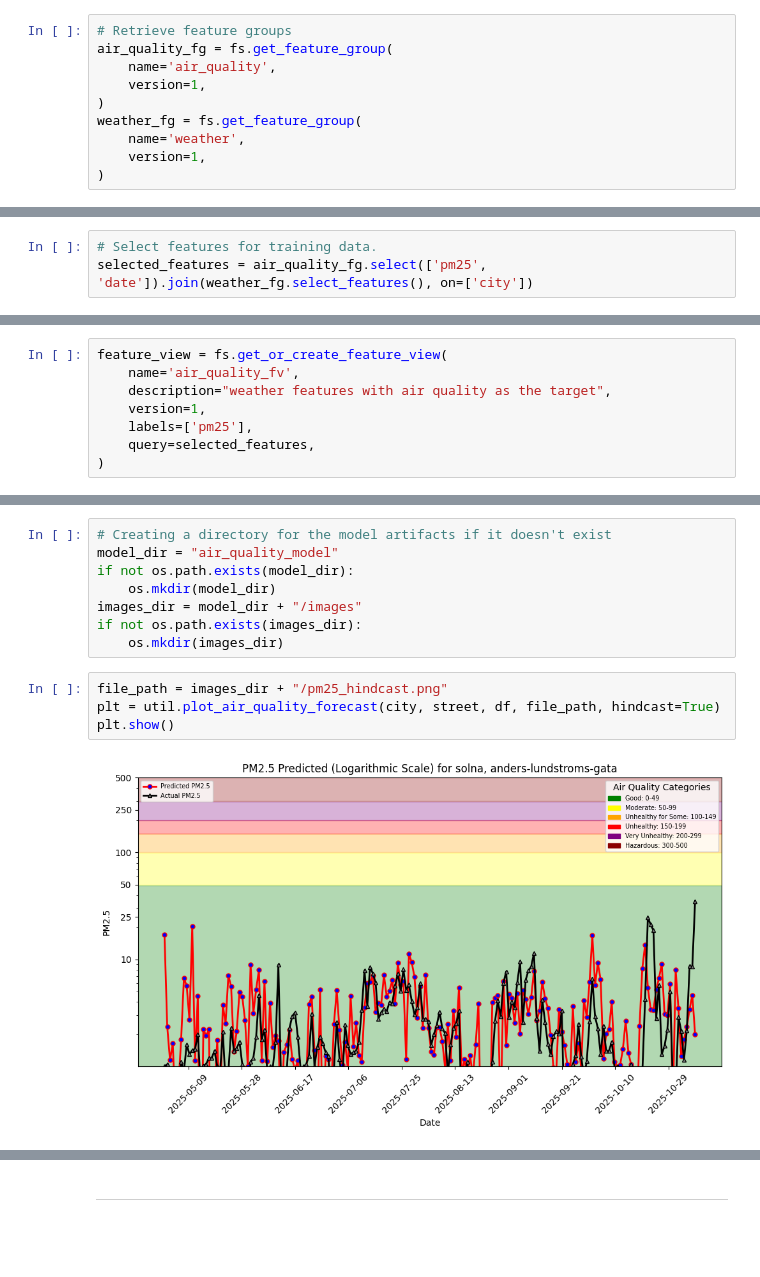
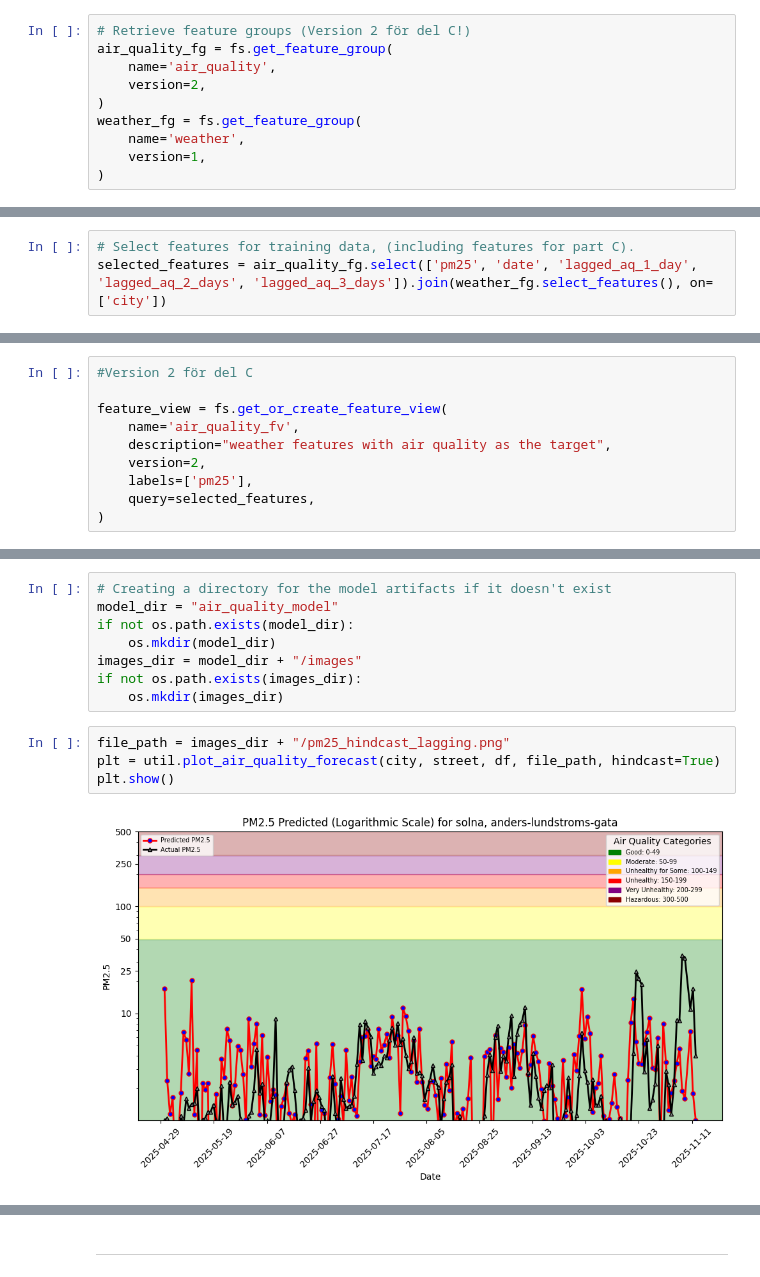
Before and after one commit to Isabell257/id2223-lab1, a Jupyter notebook: notebooks/airquality/3_air_quality_training_pipeline.ipynb, the cells around one changed output, grey strips where cells are left out. Saved outputs shown, nothing was run; the diff lists cells and outputs as text; blank space fills up the shorter version.

Commit message:
Del C notebook 3
Fixat modell med lagged features och bytt namn på bilder så man ser vilka som är vilka

```diff
--- a/notebooks/airquality/3_air_quality_training_pipeline.ipynb
+++ b/notebooks/airquality/3_air_quality_training_pipeline.ipynb
@@ -91,10 +93,10 @@ street=location['street']
 
 Logged in to project, explore it here https://c.app.hopsworks.ai:443/p/1272015
 # %%
-# Retrieve feature groups
+# Retrieve feature groups (Version 2 för del C!)
 air_quality_fg = fs.get_feature_group(
     name='air_quality',
-    version=1,
+    version=2,
 )
 weather_fg = fs.get_feature_group(
     name='weather',
@@ -105,6 +107,6 @@ weather_fg = fs.get_feature_group(
 
 ## <span style="color:#ff5f27;"> 🖍 Feature View Creation and Retrieving </span>
 # %%
-# Select features for training data.
-selected_features = air_quality_fg.select(['pm25', 'date']).join(weather_fg.select_features(), on=['city'])
+# Select features for training data, (including features for part C).
+selected_features = air_quality_fg.select(['pm25', 'date', 'lagged_aq_1_day', 'lagged_aq_2_days', 'lagged_aq_3_days']).join(weather_fg.select_features(), on=['city'])
 # %% [output]
@@ -130,10 +144,12 @@ You can specify the following parameters:
 
 - `query` - selected features/labels for the model
 # %%
+#Version 2 för del C
+
 feature_view = fs.get_or_create_feature_view(
     name='air_quality_fv',
     description="weather features with air quality as the target",
-    version=1,
+    version=2,
     labels=['pm25'],
     query=selected_features,
 )
@@ -252,11 +265,11 @@ images_dir = model_dir + "/images"
 if not os.path.exists(images_dir):
     os.mkdir(images_dir)
 # %%
-file_path = images_dir + "/pm25_hindcast.png"
+file_path = images_dir + "/pm25_hindcast_lagging.png"
 plt = util.plot_air_quality_forecast(city, street, df, file_path, hindcast=True)
 plt.show()
 # %% [output]
-[figure, old version]
+[figure, new version]
 # %%
 # Plotting feature importances using the plot_importance function from XGBoost
 plot_importance(xgb_regressor)
```
Also changed, not shown: parts of 6 cells of this notebook, 3 other files.
